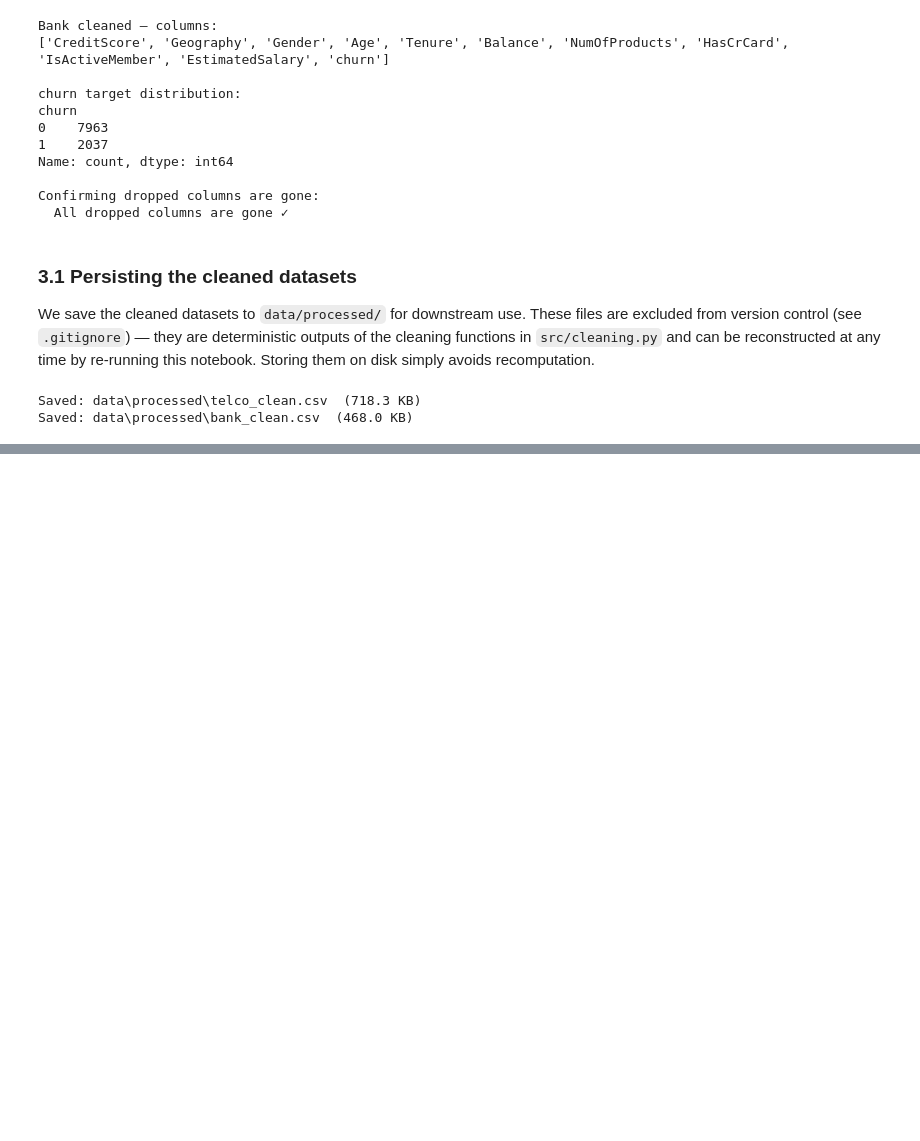
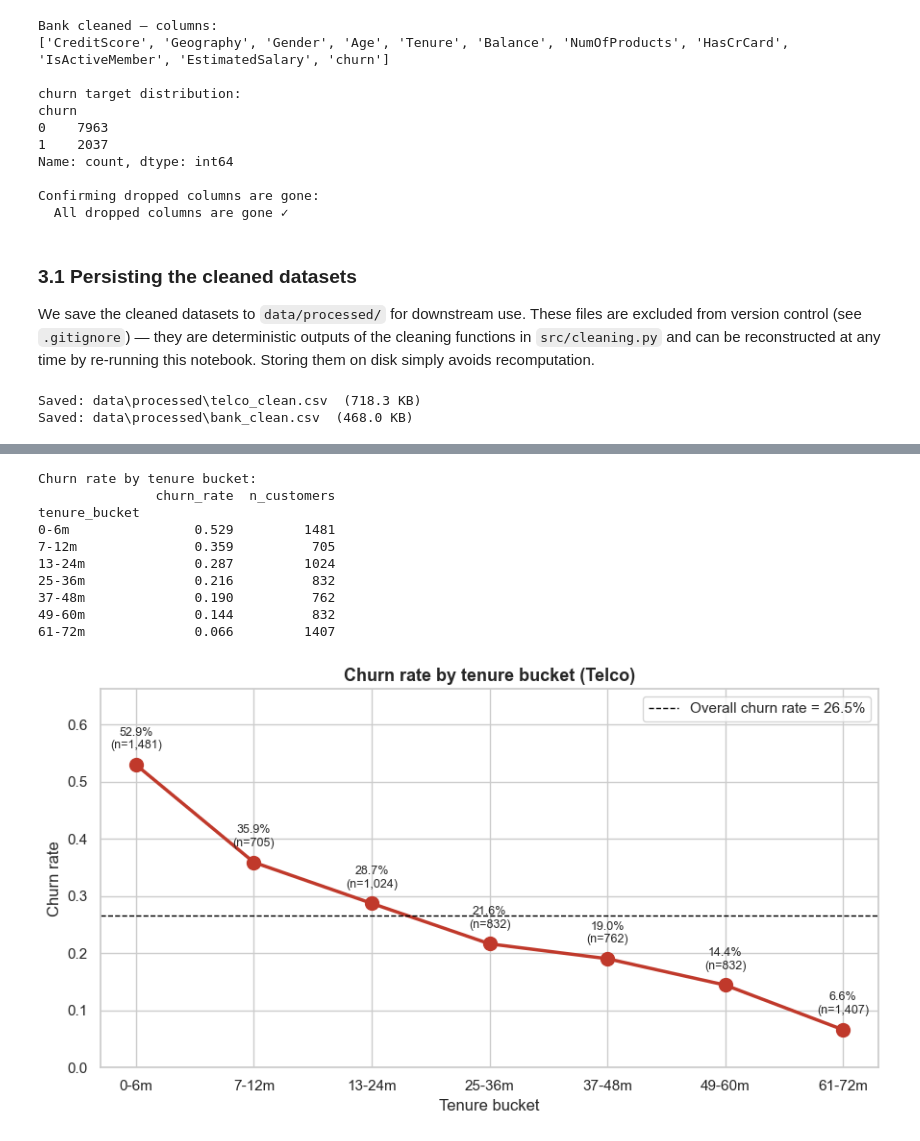
Before and after one commit to RayaSergieva/churn-risk-modeling, a Jupyter notebook: notebooks/01_data_loading_and_validation.ipynb, the cells around one changed output, grey strips where cells are left out. Drawn from its saved outputs; the diff is of its cells as text; code cells hidden in the pictures; blank space fills up the shorter version.

Commit message:
Add exploratory data analysis for both datasets

```diff
--- a/notebooks/01_data_loading_and_validation.ipynb
+++ b/notebooks/01_data_loading_and_validation.ipynb
@@ -386,0 +454,60 @@ Saved: data\processed\bank_clean.csv  (468.0 KB)
+# %%
+# Bucket tenure into one-year ranges and compute churn rate per bucket
+tenure_bins = [0, 6, 12, 24, 36, 48, 60, 72]
+tenure_labels = ["0-6m", "7-12m", "13-24m", "25-36m", "37-48m", "49-60m", "61-72m"]
+
+telco_clean["tenure_bucket"] = pd.cut(
+    telco_clean["tenure"], bins=tenure_bins, labels=tenure_labels, include_lowest=True
+)
+
+tenure_churn = (
+    telco_clean.groupby("tenure_bucket", observed=True)["churn"]
+    .agg(["mean", "count"])
+    .rename(columns={"mean": "churn_rate", "count": "n_customers"})
+)
+
+print("Churn rate by tenure bucket:")
+print(tenure_churn.round(3))
+print()
+
+fig, ax = plt.subplots(figsize=(9, 5))
+ax.plot(
+    tenure_churn.index.astype(str), tenure_churn["churn_rate"],
+    marker="o", markersize=10, linewidth=2.5, color="#c0392b"
+)
+ax.axhline(
+    telco_clean["churn"].mean(),
+    color="black", linestyle="--", linewidth=1,
+    label=f"Overall churn rate = {telco_clean['churn'].mean():.1%}",
+)
+ax.set_title("Churn rate by tenure bucket (Telco)", fontsize=13, fontweight="bold")
+ax.set_xlabel("Tenure bucket")
+ax.set_ylabel("Churn rate")
+ax.set_ylim(0, max(tenure_churn["churn_rate"]) * 1.25)
+
+# Annotate each point
+for i, (rate, n) in enumerate(zip(tenure_churn["churn_rate"], tenure_churn["n_customers"])):
+    ax.annotate(
+        f"{rate:.1%}\n(n={n:,})",
+        xy=(i, rate), xytext=(0, 12),
+        textcoords="offset points", ha="center", fontsize=9,
+    )
+
+ax.legend()
+plt.tight_layout()
+plt.show()
+
+# Remove the bucket column so we don't pollute the cleaned DataFrame for later
+telco_clean = telco_clean.drop(columns=["tenure_bucket"])
+# %% [output]
+Churn rate by tenure bucket:
+               churn_rate  n_customers
+tenure_bucket
+0-6m                0.529         1481
+7-12m               0.359          705
+13-24m              0.287         1024
+25-36m              0.216          832
+37-48m              0.190          762
+49-60m              0.144          832
+61-72m              0.066         1407
+[figure, added]
```
Also changed, not shown: parts of 17 cells of this notebook.
